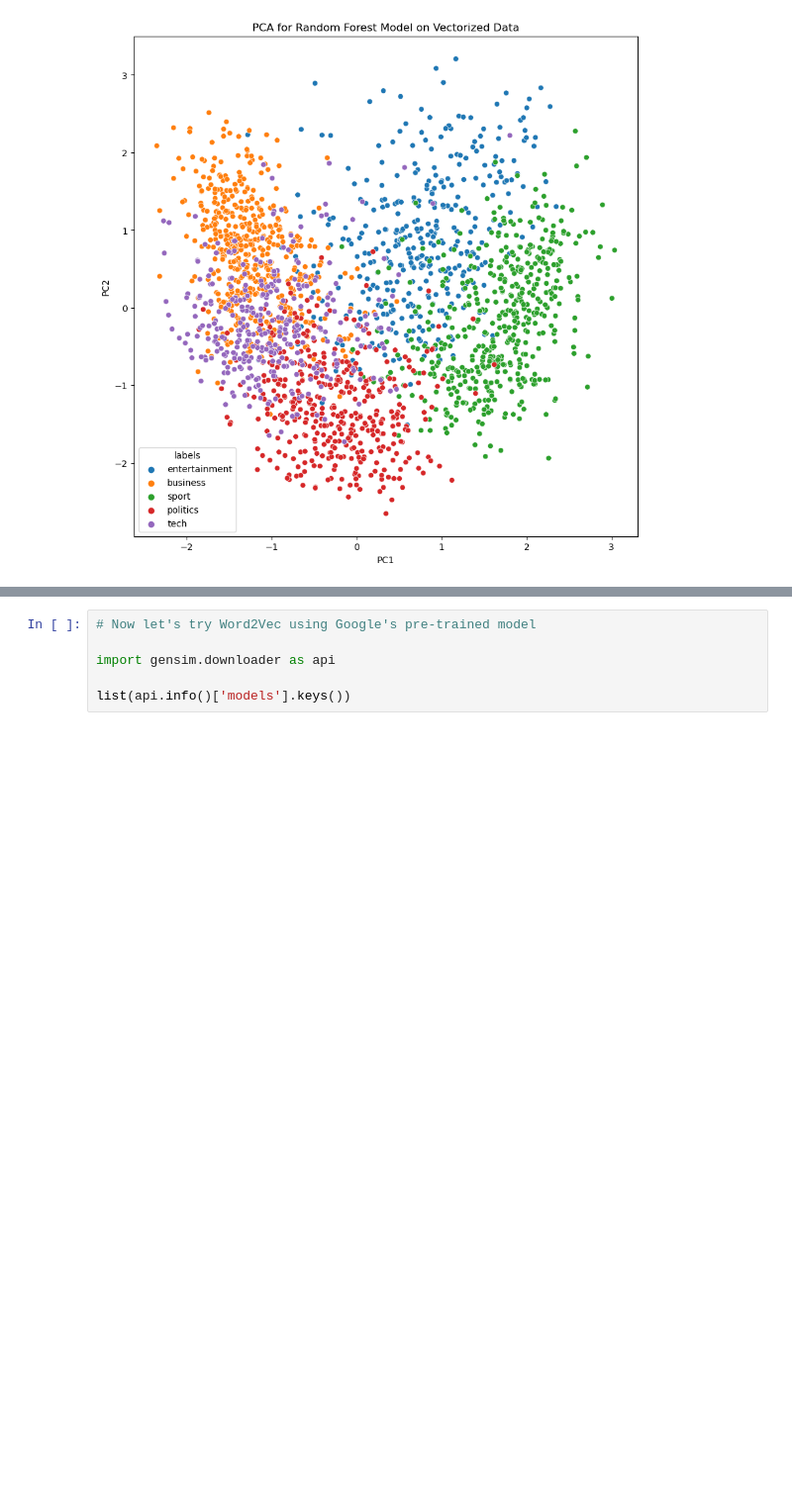
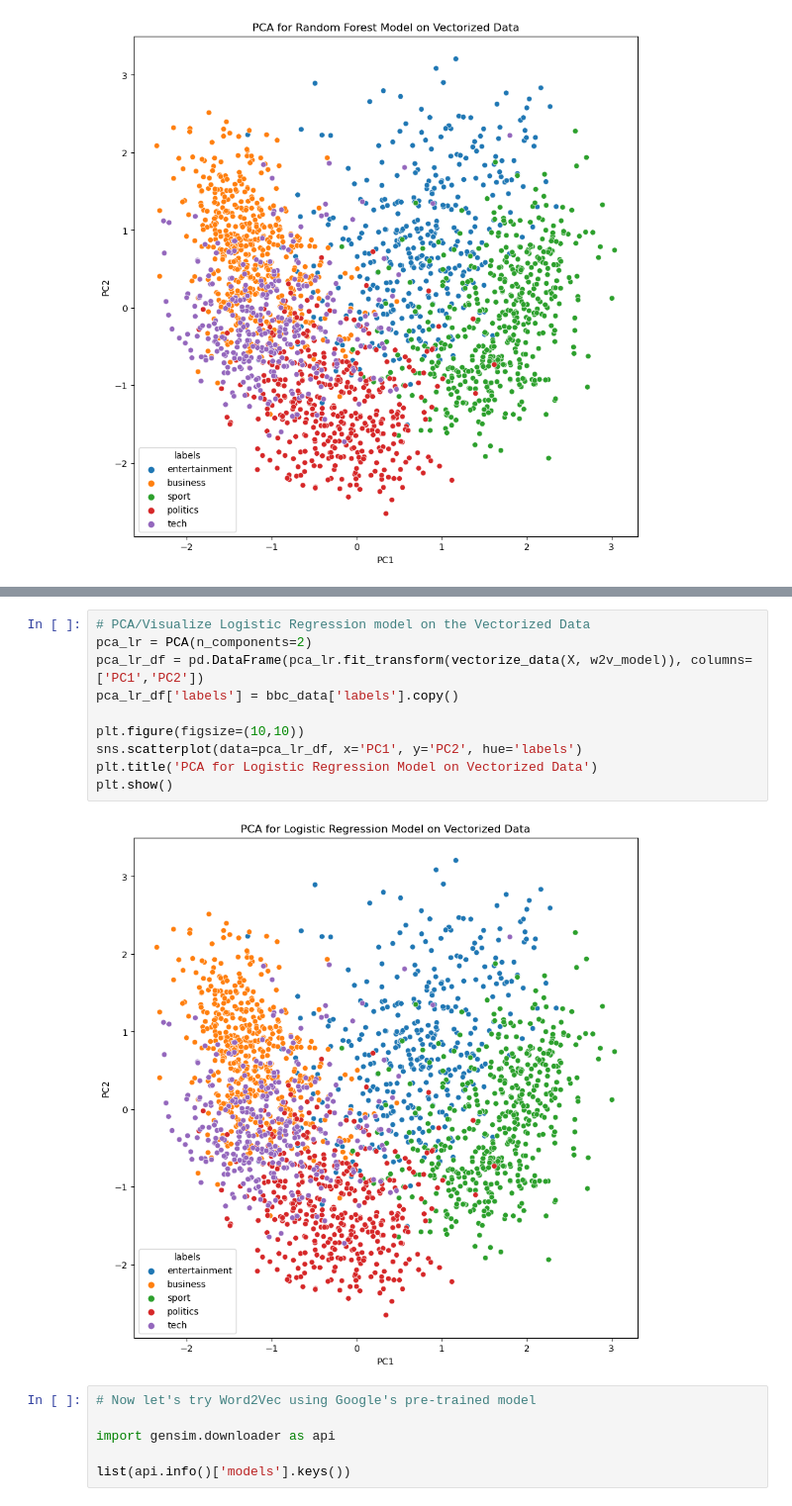
Before and after one commit to tehnoobface/ML_final_mini_project, a Jupyter notebook: Scratch_work.ipynb, the cells around one changed output, grey strips where cells are left out. Shown at 99% size. Cells and saved outputs as stored; diff of their text form; blank space fills up the shorter version.

```diff
--- a/Scratch_work.ipynb
+++ b/Scratch_work.ipynb
@@ -138,3 +187,15 @@ plt.show()
+# %%
+# PCA/Visualize Logistic Regression model on the Vectorized Data
+pca_lr = PCA(n_components=2)
+pca_lr_df = pd.DataFrame(pca_lr.fit_transform(vectorize_data(X, w2v_model)), columns=['PC1','PC2'])
+pca_lr_df['labels'] = bbc_data['labels'].copy()
+
+plt.figure(figsize=(10,10))
+sns.scatterplot(data=pca_lr_df, x='PC1', y='PC2', hue='labels')
+plt.title('PCA for Logistic Regression Model on Vectorized Data')
+plt.show()
+# %% [output]
+[figure, added]
 # %%
 # Now let's try Word2Vec using Google's pre-trained model
 
```
Also changed, not shown: parts of 14 cells of this notebook.
